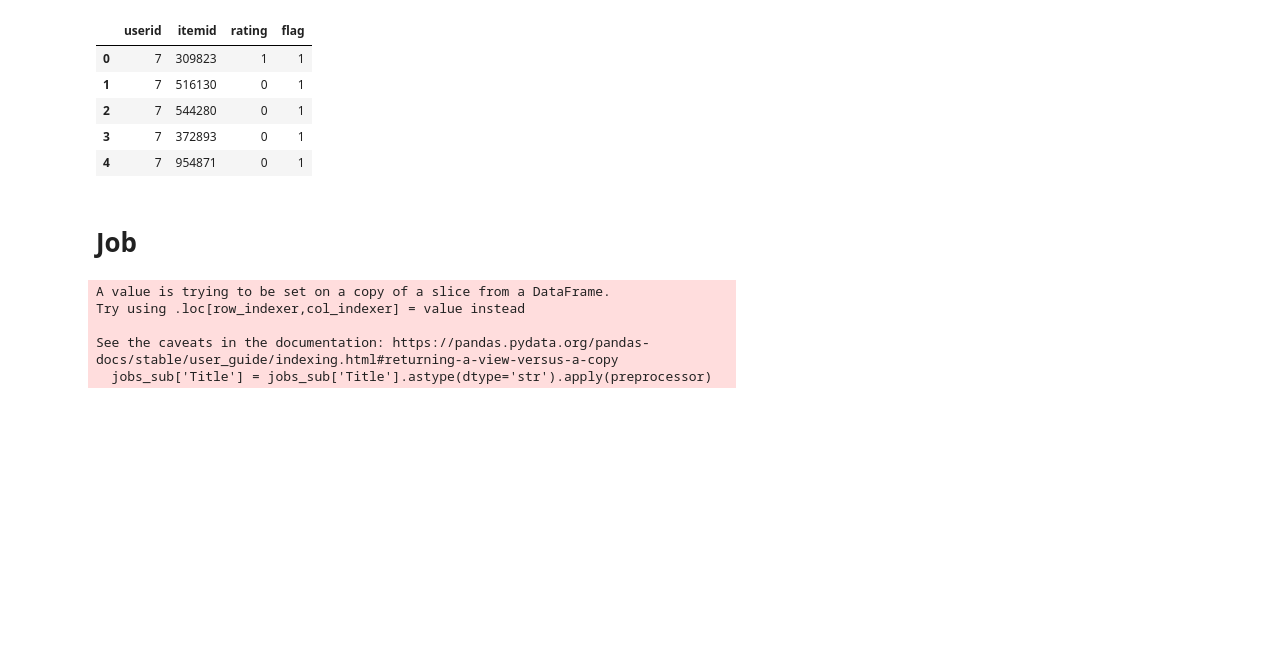
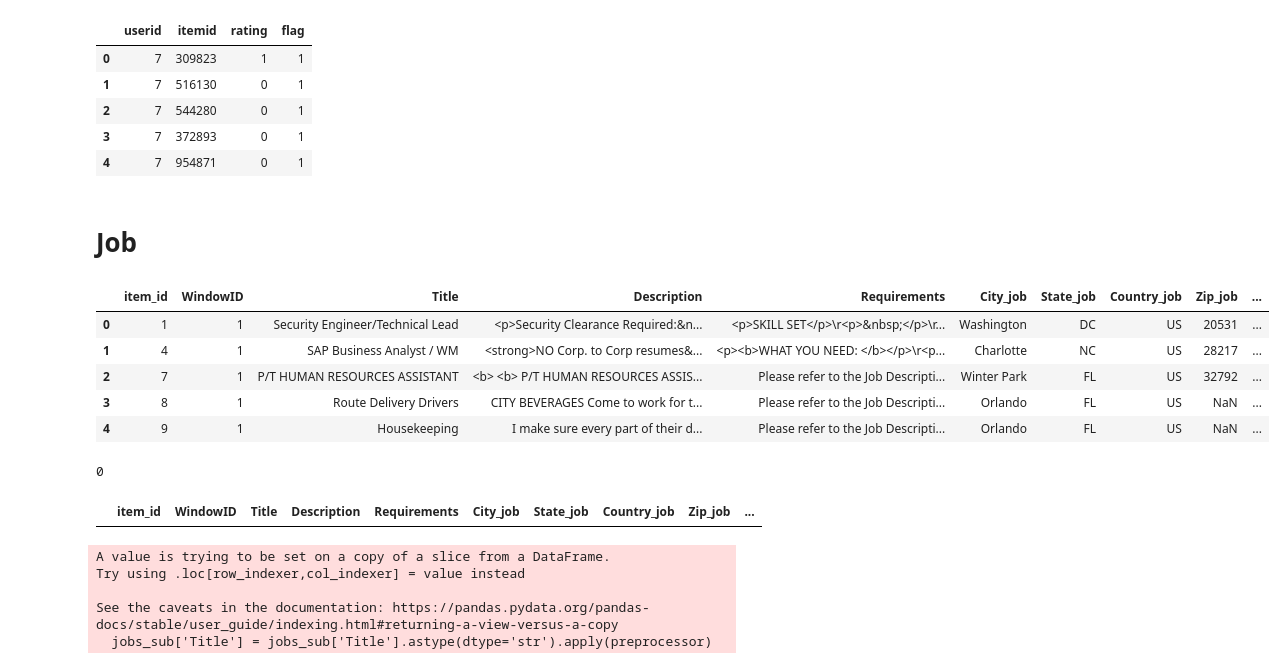
Before and after one commit to halqin/ncf-torch2, a Jupyter notebook: jupyter/job_embdding.ipynb, the cells around one changed output. Drawn from its saved outputs; the diff is of its cells as text; code cells hidden in the pictures; blank space fills up the shorter version.

```diff
--- a/jupyter/job_embdding.ipynb
+++ b/jupyter/job_embdding.ipynb
@@ -56,8 +60,17 @@ df_all.head()
 # %% [markdown]
 # Job
 # %%
-jobs = pd.read_csv('../../data/jobs/tsv/jobs.tsv', sep='\t', encoding='utf-8', on_bad_lines='skip')
+jobs = pd.read_csv('../data/jobs/tsv/jobs.tsv', sep='\t', encoding='utf-8', on_bad_lines='skip')
 
 jobs.rename(columns = {'JobID':"item_id", 'City':'City_job',  'State':'State_job', 'Country':'Country_job',                       'Zip5':'Zip_job'}, inplace=True)
 
 jobs['Title'] = jobs['Title'].fillna('')
+# %%
+jobs.head()
+# %% [output]
+|  | item_id | WindowID | Title | Description | Requirements | City_job | State_job | Country_job | Zip_job | ... |
+| 0 | 1 | 1 | Security Engineer/Technical Lead | <p>Security Clearance Required:&n... | <p>SKILL SET</p>\r<p>&nbsp;</p>\r... | Washington | DC | US | 20531 | ... |
+| 1 | 4 | 1 | SAP Business Analyst / WM | <strong>NO Corp. to Corp resumes&... | <p><b>WHAT YOU NEED: </b></p>\r<p... | Charlotte | NC | US | 28217 | ... |
+| 2 | 7 | 1 | P/T HUMAN RESOURCES ASSISTANT | <b> <b> P/T HUMAN RESOURCES ASSIS... | Please refer to the Job Descripti... | Winter Park | FL | US | 32792 | ... |
+| 3 | 8 | 1 | Route Delivery Drivers | CITY BEVERAGES Come to work for t... | Please refer to the Job Descripti... | Orlando | FL | US | NaN | ... |
+| 4 | 9 | 1 | Housekeeping | I make sure every part of their d... | Please refer to the Job Descripti... | Orlando | FL | US | NaN | ... |
@@ -64,5 +79,13 @@ jobs['Title'] = jobs['Title'].fillna('')
 # %%
 jobs_sub = jobs[jobs.item_id.isin(df_all.itemid)]
+# %%
+sum(jobs['item_id']==154928)
+# %% [output]
+0
+# %%
+jobs[jobs['item_id']==154928]
+# %% [output]
+|  | item_id | WindowID | Title | Description | Requirements | City_job | State_job | Country_job | Zip_job | ... |
 # %%
 def preprocessor(text):
     text = text.replace('\\r', '').replace('&nbsp', '').replace('\n', '')
```
Also changed, not shown: parts of 8 cells of this notebook, 6 other files.
